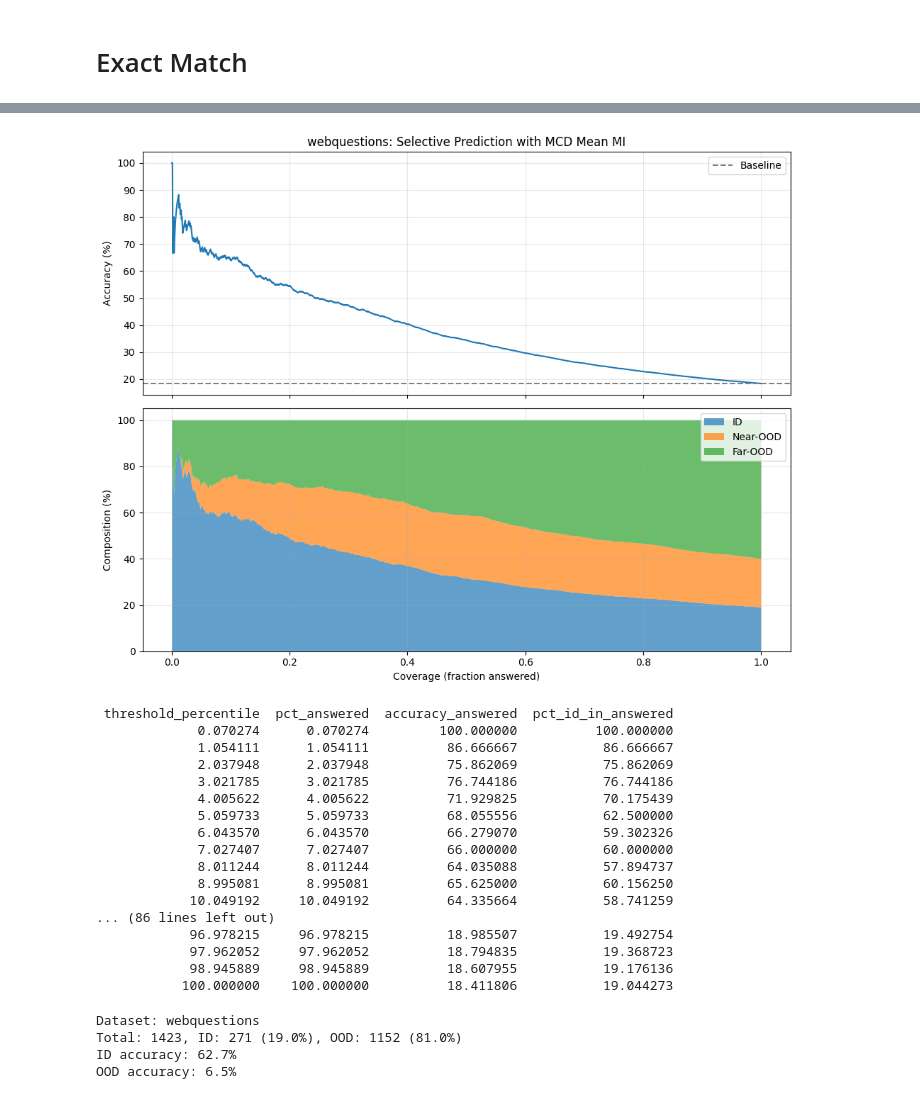
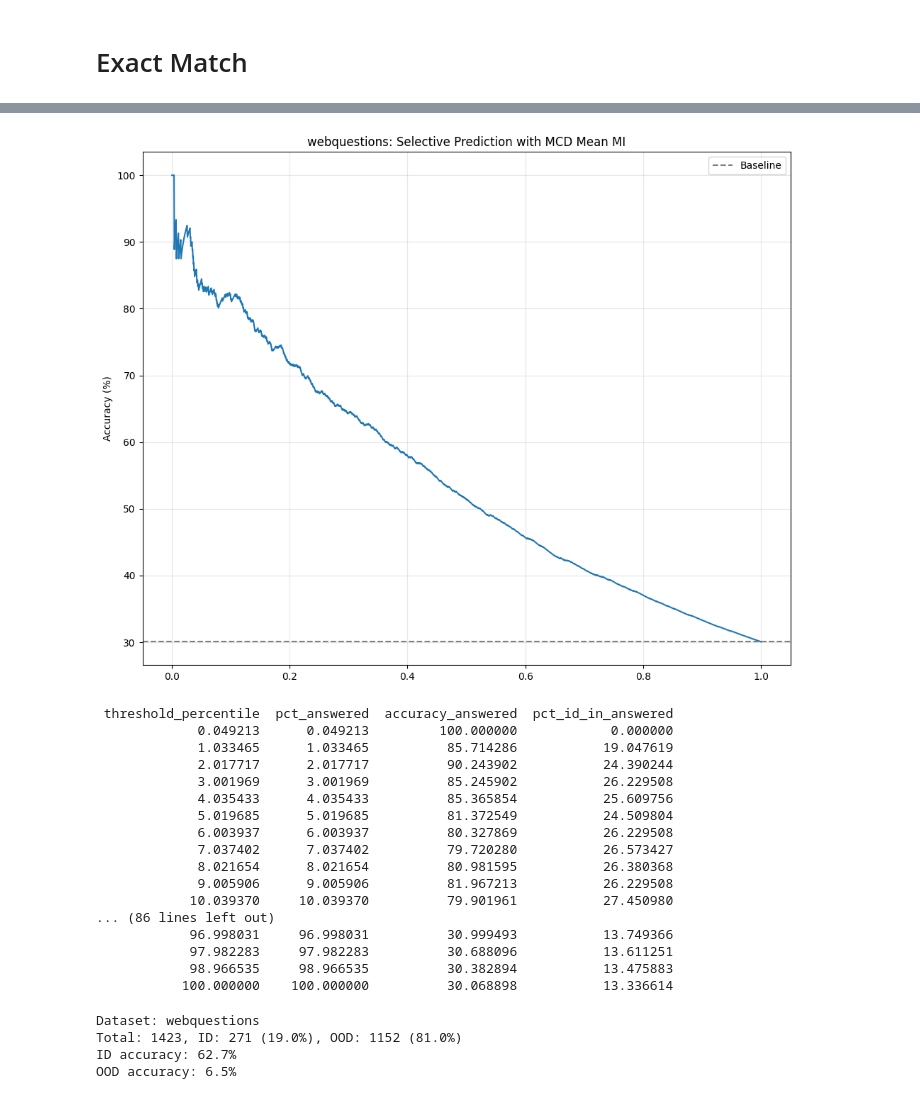
Before and after one commit to dries02/cbqa-ood, a Jupyter notebook: notebooks/results.ipynb, the cells around one changed output, grey strips where cells are left out. Cells and saved outputs as stored; diff of their text form; code cells hidden in the pictures.

```diff
--- a/notebooks/results.ipynb
+++ b/notebooks/results.ipynb
@@ -860,47 +459,47 @@ def risk_coverage_by_split(dataset: str, file: str, uncertainty_col: str):
         pct_far = split_counts.get("far-ood", 0)
 
         results.append({
             "coverage": coverage,
             "accuracy": accuracy,
             "pct_id": pct_id,
             "pct_near": pct_near,
             "pct_far": pct_far,
         })
 
     return pd.DataFrame(results)
 
 def plot_risk_coverage_with_composition(dataset: str):
-    df = risk_coverage_by_split(dataset, "mcdropout-large-token", "mean_mi")
+    df = risk_coverage_by_split(dataset, "vanilla-large-token", "mean_mi")
 
-    fig, (ax1, ax2) = plt.subplots(2, 1, figsize=(10, 8), sharex=True)
+    fig, (ax1) = plt.subplots(1, 1, figsize=(10, 8), sharex=True)
 
     # Top: Accuracy vs coverage
     ax1.plot(df["coverage"], df["accuracy"] * 100)
     ax1.axhline(y=df["accuracy"].iloc[-1] * 100, color='gray', linestyle='--', label='Baseline')
     ax1.set_ylabel("Accuracy (%)")
     ax1.set_title(f"{dataset}: Selective Prediction with MCD Mean MI")
     ax1.legend()
     ax1.grid(alpha=0.3)
 
-    # Bottom: Composition by split
-    ax2.stackplot(df["coverage"],
-                  df["pct_id"] * 100,
-                  df["pct_near"] * 100,
-                  df["pct_far"] * 100,
-                  labels=["ID", "Near-OOD", "Far-OOD"],
-                  alpha=0.7)
-    ax2.set_xlabel("Coverage (fraction answered)")
-    ax2.set_ylabel("Composition (%)")
-    ax2.legend(loc="upper right")
-    ax2.grid(alpha=0.3)
+    # # Bottom: Composition by split
+    # ax2.stackplot(df["coverage"],
+    #               df["pct_id"] * 100,
+    #               df["pct_near"] * 100,
+    #               df["pct_far"] * 100,
+    #               labels=["ID", "Near-OOD", "Far-OOD"],
+    #               alpha=0.7)
+    # ax2.set_xlabel("Coverage (fraction answered)")
+    # ax2.set_ylabel("Composition (%)")
+    # ax2.legend(loc="upper right")
+    # ax2.grid(alpha=0.3)
 
     plt.tight_layout()
     plt.show()
 
 plot_risk_coverage_with_composition("webquestions")
 # plot_risk_coverage_with_composition("nq")
 # %% [output]
-[figure, old version]
+[figure, new version]
 # %%
 import numpy as np
 
@@ -955,26 +554,26 @@ def two_stage_selective_prediction(dataset: str, file: str, uncertainty_col: str
     return pd.DataFrame(results)
 
 # Run it
-results = two_stage_selective_prediction("webquestions", "mcdropout-large-token", "mean_mi")
+results = two_stage_selective_prediction("webquestions", "vanilla-large-token", "mean_mi")
 print(results.to_string(index=False))
 # %% [output]
  threshold_percentile  pct_answered  accuracy_answered  pct_id_in_answered
-             0.070274      0.070274         100.000000          100.000000
-             1.054111      1.054111          86.666667           86.666667
-             2.037948      2.037948          75.862069           75.862069
-             3.021785      3.021785          76.744186           76.744186
-             4.005622      4.005622          71.929825           70.175439
-             5.059733      5.059733          68.055556           62.500000
-             6.043570      6.043570          66.279070           59.302326
-             7.027407      7.027407          66.000000           60.000000
-             8.011244      8.011244          64.035088           57.894737
-             8.995081      8.995081          65.625000           60.156250
-            10.049192     10.049192          64.335664           58.741259
+             0.049213      0.049213         100.000000            0.000000
+             1.033465      1.033465          85.714286           19.047619
+             2.017717      2.017717          90.243902           24.390244
+             3.001969      3.001969          85.245902           26.229508
+             4.035433      4.035433          85.365854           25.609756
+             5.019685      5.019685          81.372549           24.509804
+             6.003937      6.003937          80.327869           26.229508
+             7.037402      7.037402          79.720280           26.573427
+             8.021654      8.021654          80.981595           26.380368
+             9.005906      9.005906          81.967213           26.229508
+            10.039370     10.039370          79.901961           27.450980
 ... (86 lines left out)
-            96.978215     96.978215          18.985507           19.492754
-            97.962052     97.962052          18.794835           19.368723
-            98.945889     98.945889          18.607955           19.176136
-           100.000000    100.000000          18.411806           19.044273
+            96.998031     96.998031          30.999493           13.749366
+            97.982283     97.982283          30.688096           13.611251
+            98.966535     98.966535          30.382894           13.475883
+           100.000000    100.000000          30.068898           13.336614
 # %%
 def analyze_id_detection(dataset: str, file: str, uncertainty_col: str):
     base = Path("../results")
```
Also changed, not shown: parts of 10 cells of this notebook, 21 other files.
